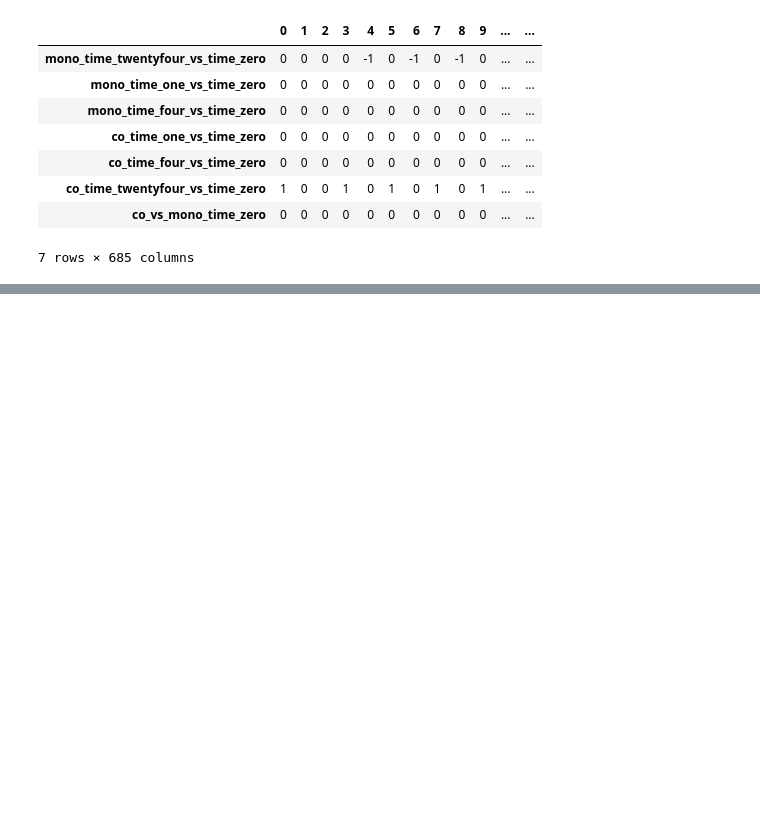
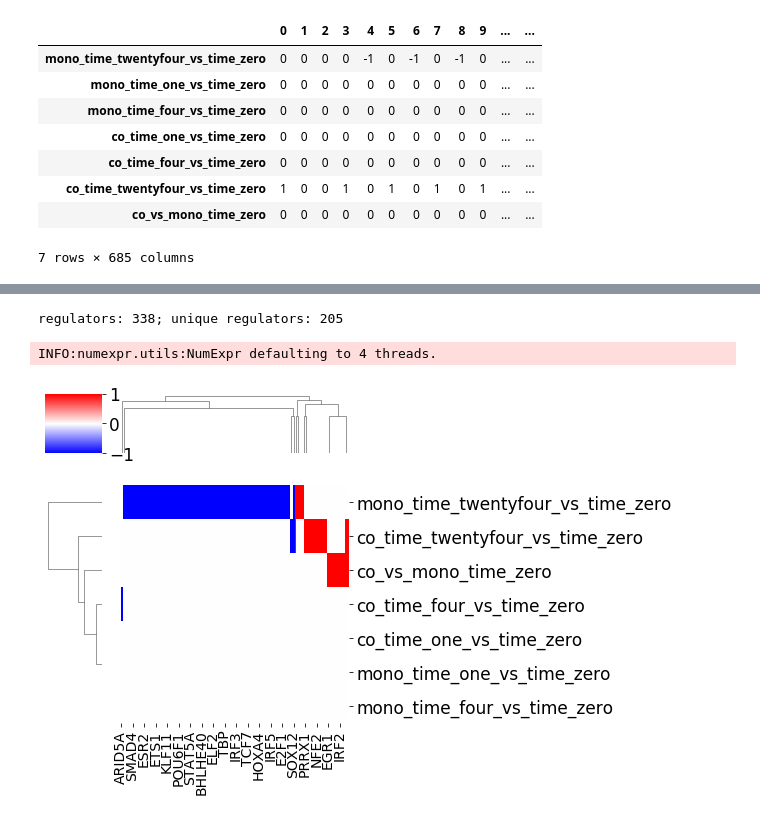
Before and after one commit to adelomana/cdi, a Jupyter notebook: differential_regulon/differential_regulon_activity_analysis.ipynb, the cells around one changed output, grey strips where cells are left out. Cells and saved outputs as stored; diff of their text form; code cells hidden in the pictures; blank space fills up the shorter version.

```diff
--- a/differential_regulon/differential_regulon_activity_analysis.ipynb
+++ b/differential_regulon/differential_regulon_activity_analysis.ipynb
@@ -1,5 +1,9 @@
 # %%
 import os, seaborn, pandas
+
+import pyensembl
+release = pyensembl.EnsemblRelease()
+
 import matplotlib, matplotlib.pyplot
 %matplotlib inline
 matplotlib.rcParams['figure.figsize'] = [9, 6]
@@ -227,0 +244,13 @@ df
+# %%
+regulators = simplyfied_df.columns.to_list()
+regulators_unique = list(set(regulators))
+print('regulators: {}; unique regulators: {}'.format(len(regulators), len(regulators_unique)))
+# %% [output]
+regulators: 338; unique regulators: 205
+# %%
+g = seaborn.clustermap(simplyfied_df, cmap="bwr", vmin=-1, vmax=1, figsize=(9, 6))
+g.ax_heatmap.set_xticklabels(g.ax_heatmap.get_xmajorticklabels(), fontsize = 14)
+matplotlib.pyplot.tight_layout()
+# %% [output]
+INFO:numexpr.utils:NumExpr defaulting to 4 threads.
+[figure, added]
```
Also changed, not shown: parts of 15 cells of this notebook.
